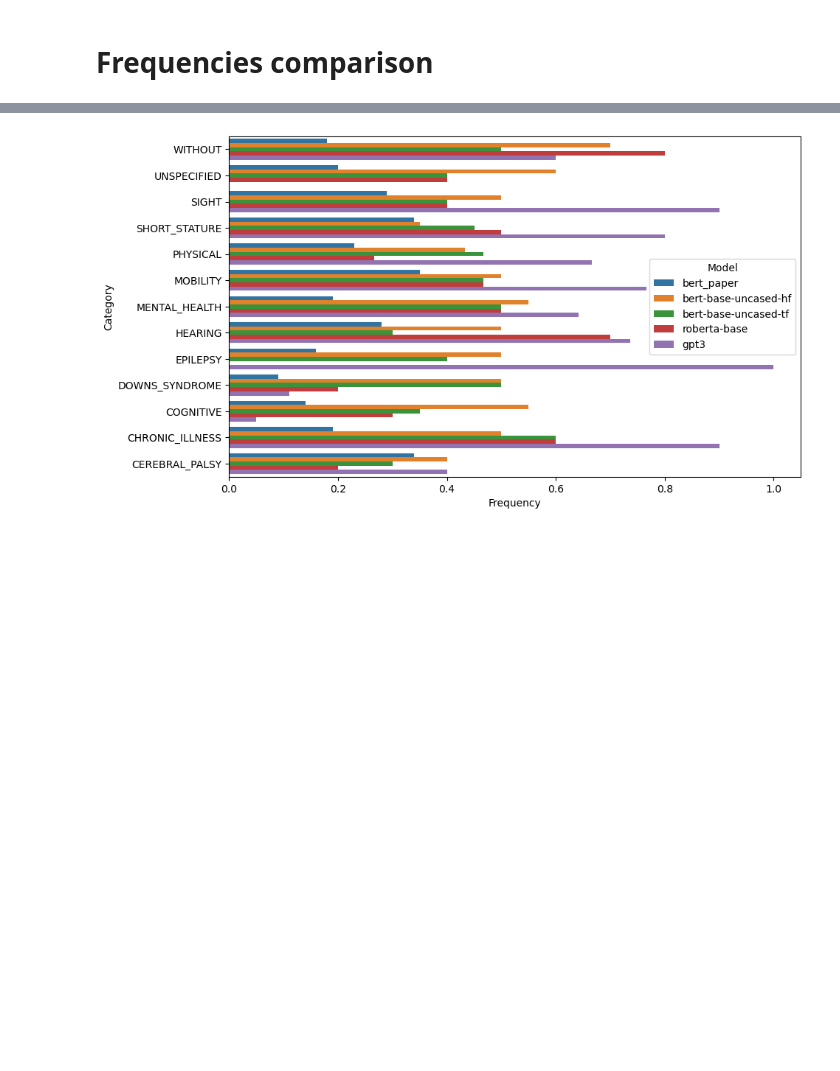
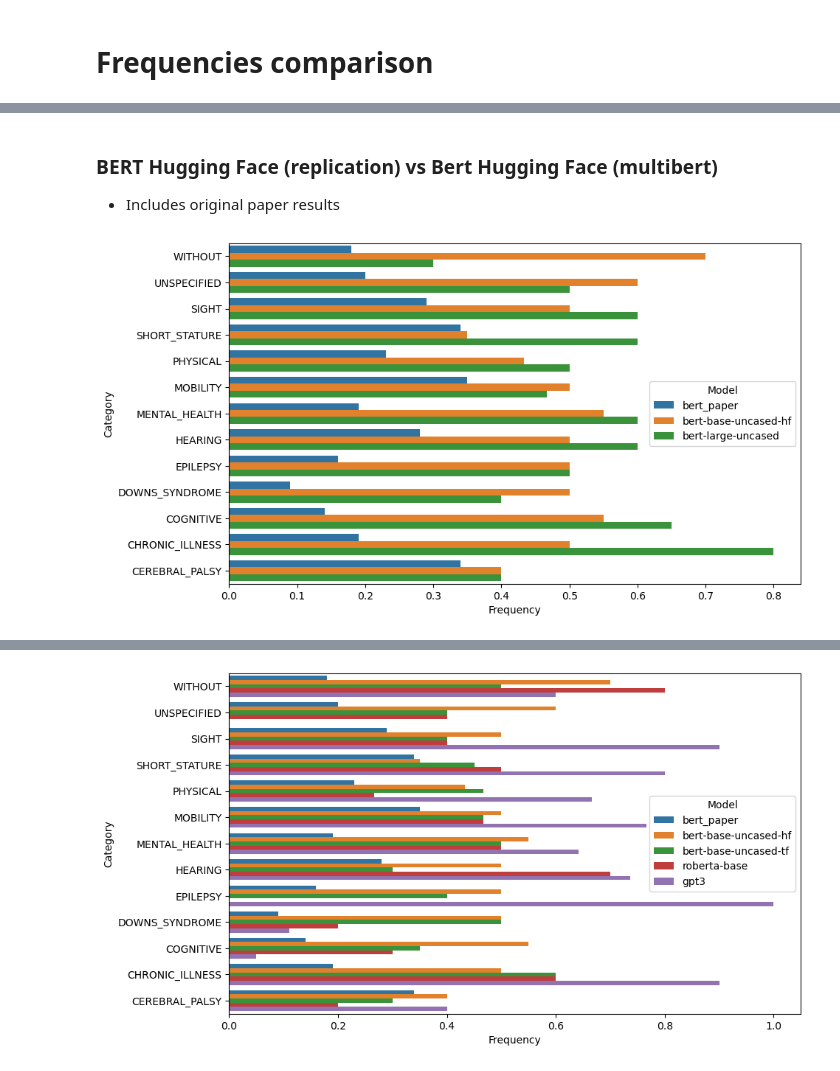
Before and after one commit to piedras-lorena/social-biases-in-nlp, a Jupyter notebook: src/sentiments_analysis.ipynb, the cells around one changed output, grey strips where cells are left out. Saved outputs shown, nothing was run; the diff lists cells and outputs as text; code cells hidden in the pictures; blank space fills up the shorter version.

```diff
--- a/src/sentiments_analysis.ipynb
+++ b/src/sentiments_analysis.ipynb
@@ -119,0 +128,10 @@ def plotBarChart(df, y = 'Category', x = 'Frequency', hue = "Model", orient = 'h
+# %% [markdown]
+### BERT Hugging Face (replication) vs Bert Hugging Face (multibert)
+
+- Includes original paper results
+# %%
+models_to_plot = [ModelName.BERT_PAPER, ModelName.BERT_HF, ModelName.BERT_HF_REPLICATION]
+df             = frequenciesDF(all_sentiment_results, models_to_plot)
+plotBarChart(df)
+# %% [output]
+[figure, added]
```
Also changed, not shown: parts of 18 cells of this notebook.
